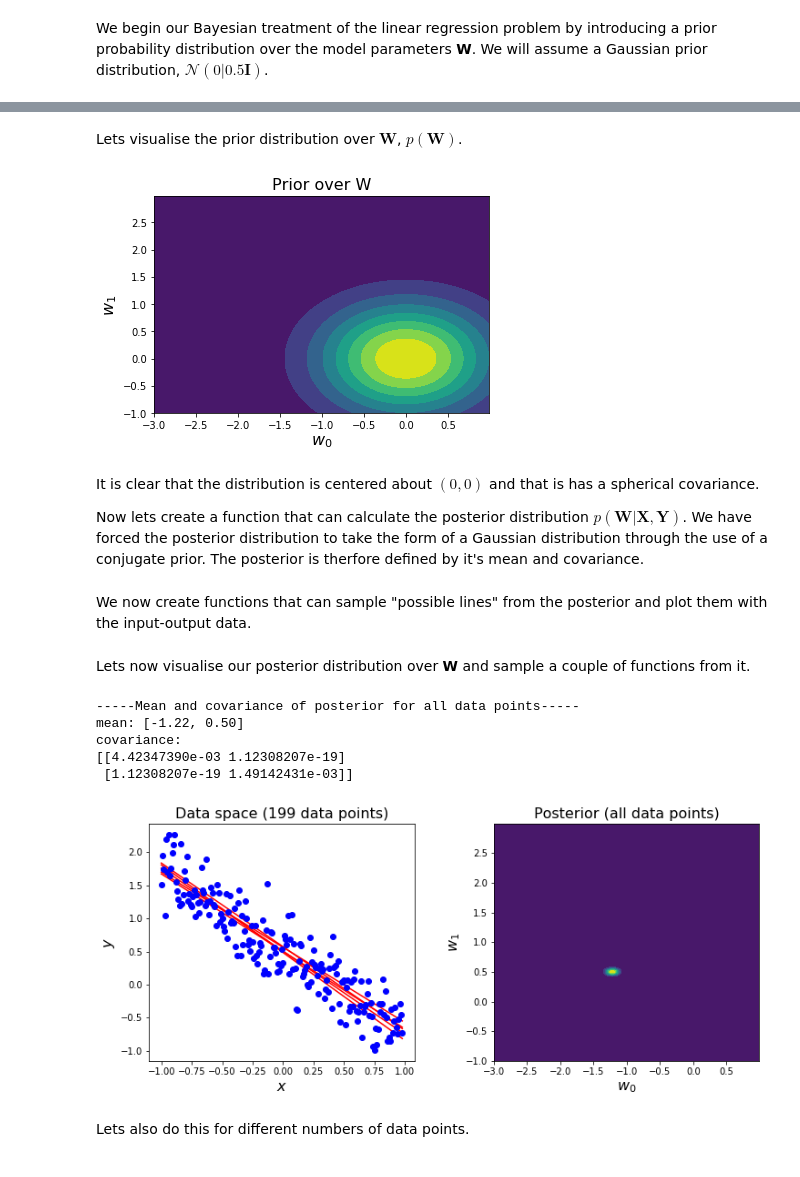
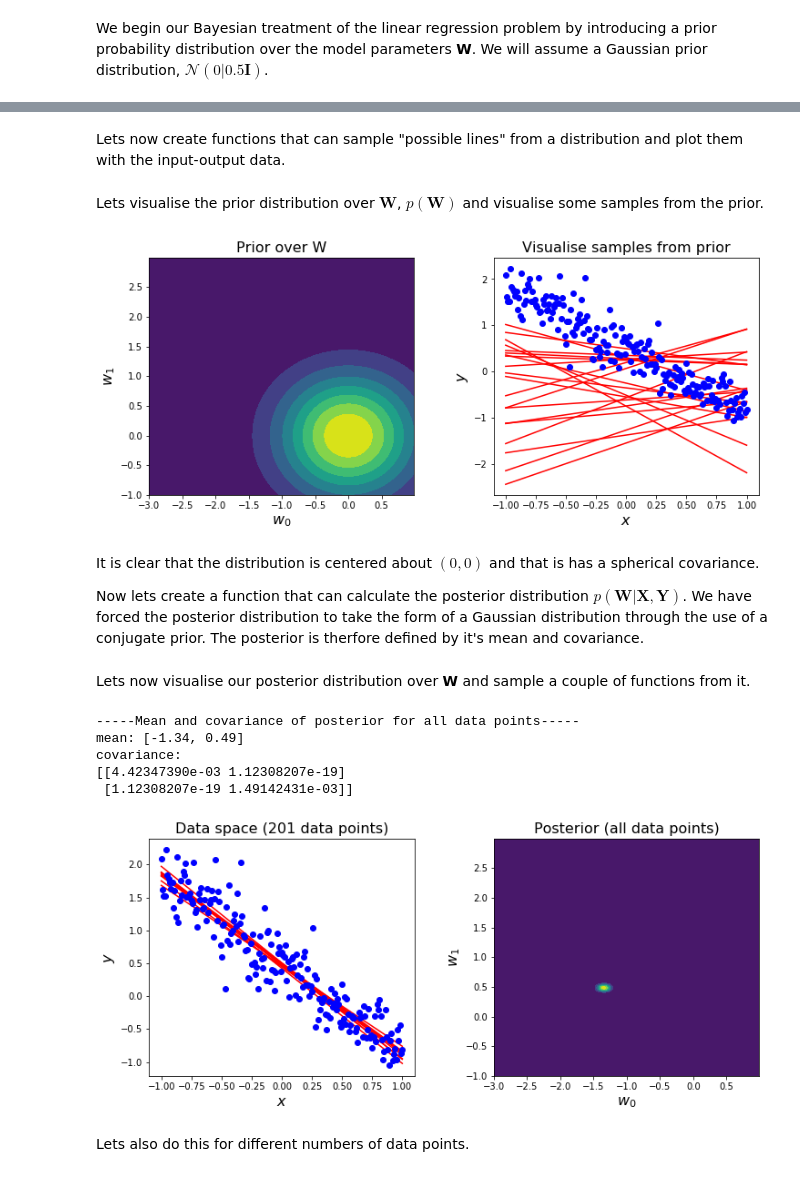
Before and after one commit to aidanscannell/probabilistic-modelling, a Jupyter notebook: notebooks/bayesian-linear-regression.ipynb, the cells around one changed output, grey strips where cells are left out. Drawn from its saved outputs; the diff is of its cells as text; code cells hidden in the pictures.

```diff
--- a/notebooks/bayesian-linear-regression.ipynb
+++ b/notebooks/bayesian-linear-regression.ipynb
@@ -108,3 +107,5 @@ def plot_over_w(dist, title):
     plt.xlabel('$w_0$', fontsize=16)
     plt.ylabel('$w_1$', fontsize=16)
     plt.title(title, fontsize=16)
+# %% [markdown]
+Lets now create functions that can sample "possible lines" from a distribution and plot them with the input-output data.
@@ -111,9 +124,16 @@ def plot_over_w(dist, title):
 # %% [markdown]
-Lets visualise the prior distribution over $\mathbf{W}$, $p(\mathbf{W})$.
+Lets visualise the prior distribution over $\mathbf{W}$, $p(\mathbf{W})$ and visualise some samples from the prior.
-# %%
-plot_over_w(prior_w, 'Prior over W')
-# %% [output]
-[figure, removed]
+# %%
+fig = plt.figure(figsize=(12, 12))
+plt.subplots_adjust(wspace=0.3, hspace=0.5)
+
+plt.subplot(2, 2, 1)
+plot_over_w(prior_w, 'Prior over W')
+
+plt.subplot(2, 2, 2)
+plot_lines(x, y, np.array([0, 0]), prior_var, 20, 'Visualise samples from prior')
+# %% [output]
+[figure, added]
 # %% [markdown]
 It is clear that the distribution is centered about $(0, 0)$ and that is has a spherical covariance.
 
@@ -125,5 +145,3 @@ def posterior(x, y):
     s_n_inv = (x.T @ x)/sigma + tI
     s_n = np.linalg.inv(s_n_inv)
     return m_n, s_n
-# %% [markdown]
-We now create functions that can sample "possible lines" from the posterior and plot them with the input-output data.
@@ -151,7 +157,7 @@ posterior_w = multivariate_normal(mean=m.flatten(), cov=s)
 
 # sample from posterior and plot "possible" lines
 plt.subplot(2, 2, 1)
-plot_lines(x[:i-1, :], y[:i-1], m, s)
+plot_lines(x, y, m, s, N=10)
 
 # plot posterior over w
 plt.subplot(2, 2, 2)
@@ -163,11 +169,11 @@ print("covariance: ")
 print(s)
 # %% [output]
 -----Mean and covariance of posterior for all data points-----
-mean: [-1.22, 0.50]
+mean: [-1.34, 0.49]
 covariance:
 [[4.42347390e-03 1.12308207e-19]
  [1.12308207e-19 1.49142431e-03]]
-[figure, old version]
+[figure, new version]
 # %% [markdown]
 Lets also do this for different numbers of data points.
 # %%
```
Also changed, not shown: parts of 7 cells of this notebook.
